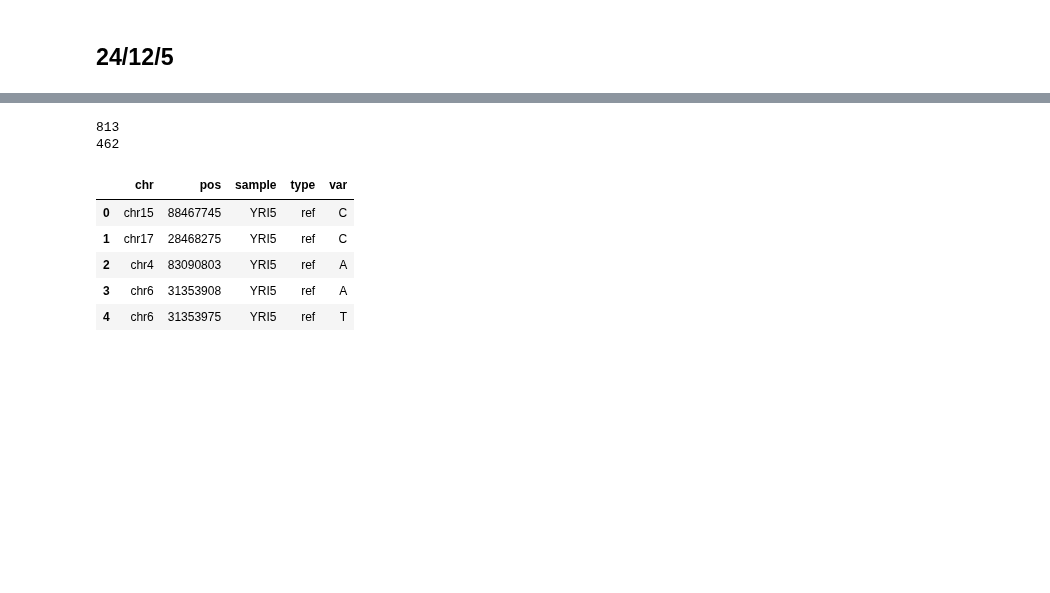
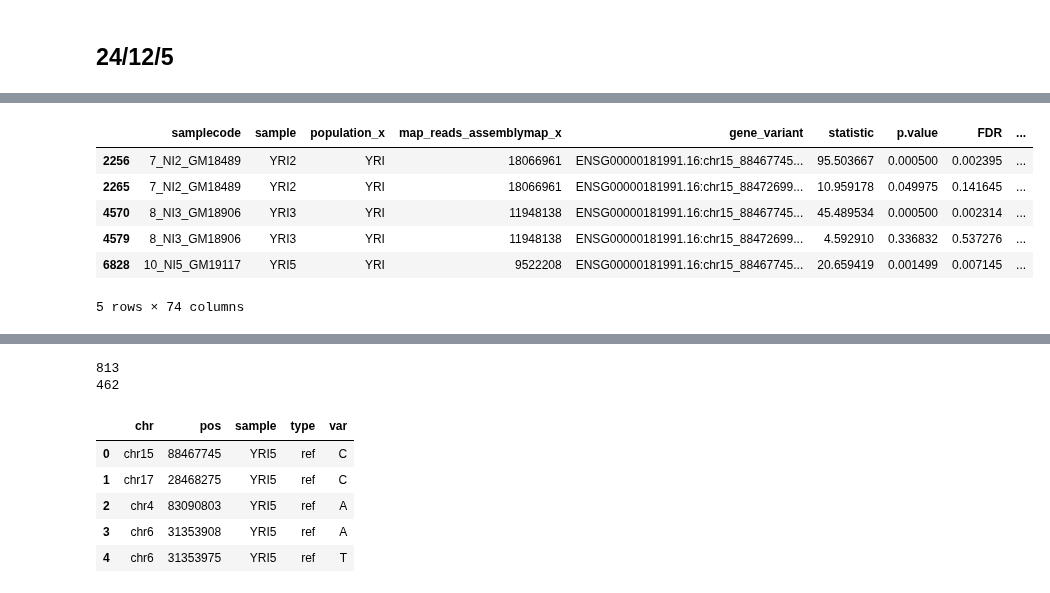
Before and after one commit to fairliereese/240903_pt, a Jupyter notebook: snakemake/astu_example/snakemake_dev.ipynb, the cells around one changed output, grey strips where cells are left out. Drawn from its saved outputs; the diff is of its cells as text; code cells hidden in the pictures; blank space fills up the shorter version.

```diff
--- a/snakemake/astu_example/snakemake_dev.ipynb
+++ b/snakemake/astu_example/snakemake_dev.ipynb
@@ -133,0 +106,10 @@ expand(expand(config['lr']['astu_example']['bam'],
+# %%
+config_df.loc[config_df['transcriptid.v'] == 'transcript_61914'].head()
+# %% [output]
+|  | samplecode | sample | population_x | map_reads_assemblymap_x | gene_variant | statistic | p.value | FDR | ... |
+| 2256 | 7_NI2_GM18489 | YRI2 | YRI | 18066961 | ENSG00000181991.16:chr15_88467745... | 95.503667 | 0.000500 | 0.002395 | ... |
+| 2265 | 7_NI2_GM18489 | YRI2 | YRI | 18066961 | ENSG00000181991.16:chr15_88472699... | 10.959178 | 0.049975 | 0.141645 | ... |
+| 4570 | 8_NI3_GM18906 | YRI3 | YRI | 11948138 | ENSG00000181991.16:chr15_88467745... | 45.489534 | 0.000500 | 0.002314 | ... |
+| 4579 | 8_NI3_GM18906 | YRI3 | YRI | 11948138 | ENSG00000181991.16:chr15_88472699... | 4.592910 | 0.336832 | 0.537276 | ... |
+| 6828 | 10_NI5_GM19117 | YRI5 | YRI | 9522208 | ENSG00000181991.16:chr15_88467745... | 20.659419 | 0.001499 | 0.007145 | ... |
+5 rows × 74 columns
```
Also changed, not shown: parts of 4 cells of this notebook, 1 other file.
